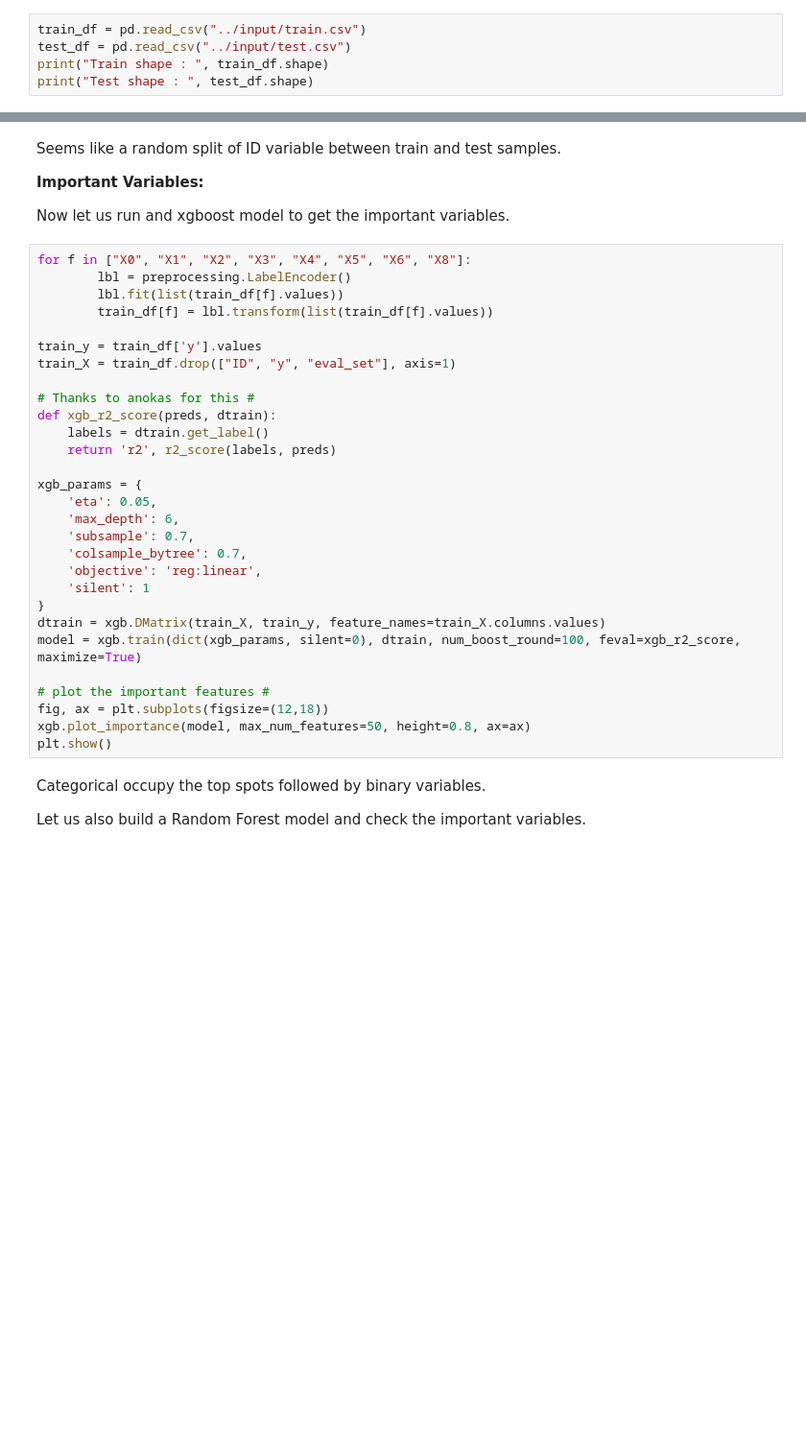
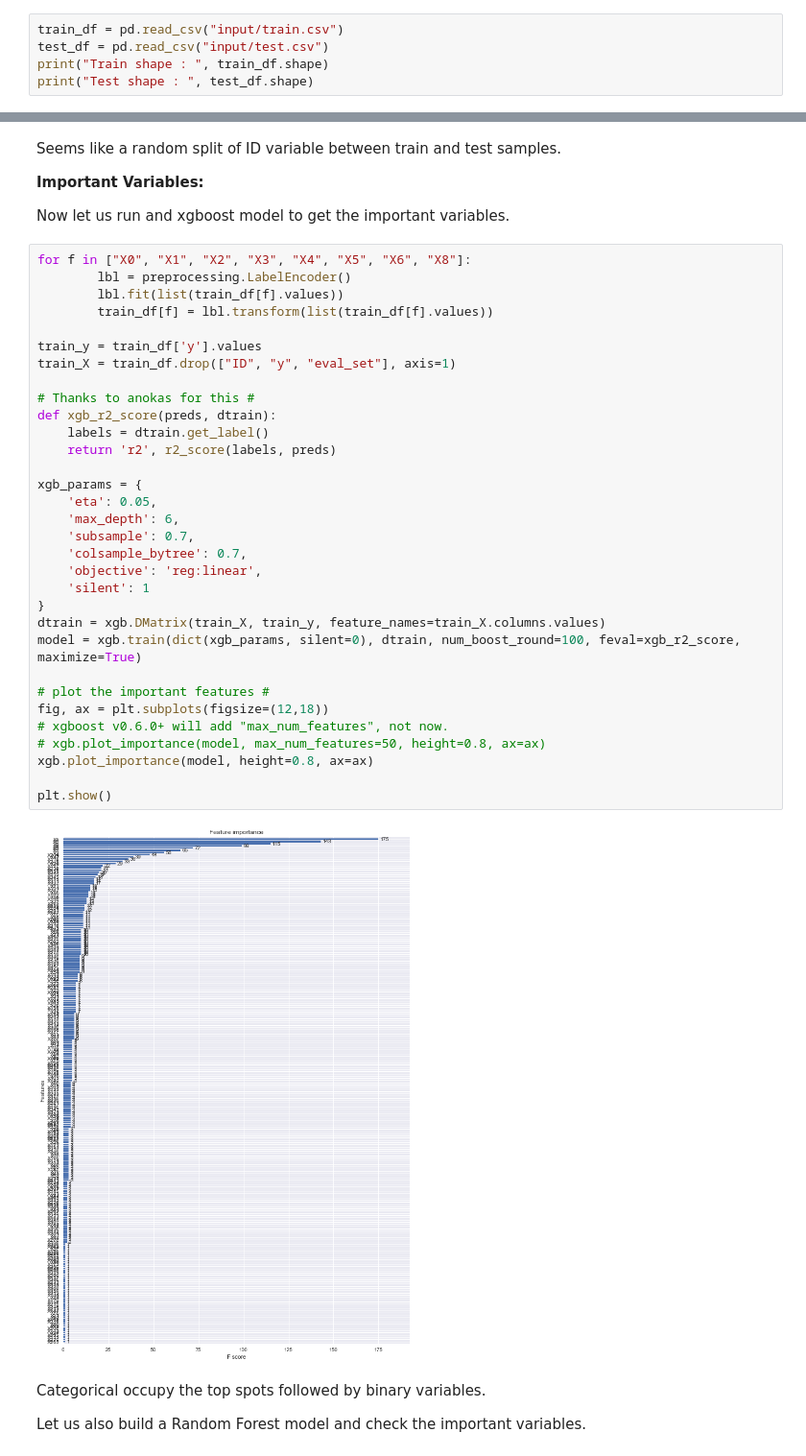
Before and after one commit to SimonXming/Learn-TensorFlow, a Jupyter notebook: kaggle_case/mercedes-benz/notebook.ipynb, the cells around one changed output, grey strips where cells are left out. Shown: that part at 96% size. Saved outputs shown, nothing was run; the diff lists cells and outputs as text; blank space fills up the shorter version.

```diff
--- a/kaggle_case/mercedes-benz/notebook.ipynb
+++ b/kaggle_case/mercedes-benz/notebook.ipynb
@@ -27,5 +32,5 @@ CalledProcessError: Command '['ls', '../input']' returned non-zero exit status 1
 # %%
-train_df = pd.read_csv("../input/train.csv")
-test_df = pd.read_csv("../input/test.csv")
+train_df = pd.read_csv("input/train.csv")
+test_df = pd.read_csv("input/test.csv")
 print("Train shape : ", train_df.shape)
 print("Test shape : ", test_df.shape)
@@ -251,32 +374,37 @@ Now let us run and xgboost model to get the important variables.
 # %%
 for f in ["X0", "X1", "X2", "X3", "X4", "X5", "X6", "X8"]:
         lbl = preprocessing.LabelEncoder()
         lbl.fit(list(train_df[f].values))
         train_df[f] = lbl.transform(list(train_df[f].values))
 
 train_y = train_df['y'].values
 train_X = train_df.drop(["ID", "y", "eval_set"], axis=1)
 
 # Thanks to anokas for this #
 def xgb_r2_score(preds, dtrain):
     labels = dtrain.get_label()
     return 'r2', r2_score(labels, preds)
 
 xgb_params = {
     'eta': 0.05,
     'max_depth': 6,
     'subsample': 0.7,
     'colsample_bytree': 0.7,
     'objective': 'reg:linear',
     'silent': 1
 }
 dtrain = xgb.DMatrix(train_X, train_y, feature_names=train_X.columns.values)
 model = xgb.train(dict(xgb_params, silent=0), dtrain, num_boost_round=100, feval=xgb_r2_score, maximize=True)
 
 # plot the important features #
 fig, ax = plt.subplots(figsize=(12,18))
-xgb.plot_importance(model, max_num_features=50, height=0.8, ax=ax)
+# xgboost v0.6.0+ will add "max_num_features", not now.
+# xgb.plot_importance(model, max_num_features=50, height=0.8, ax=ax)
+xgb.plot_importance(model, height=0.8, ax=ax)
+
 plt.show()
+# %% [output]
+[figure, added]
 # %% [markdown]
 Categorical occupy the top spots followed by binary variables.
 
```
Also changed, not shown: parts of 32 cells of this notebook, 15 other files.
